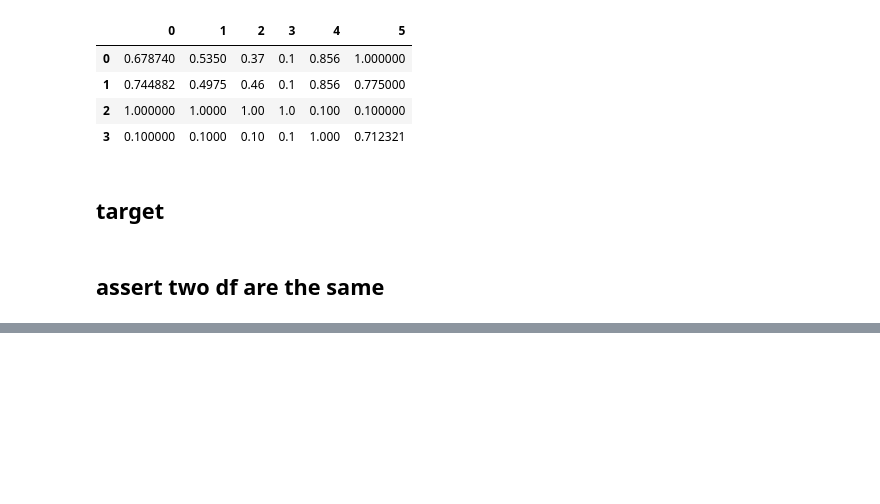
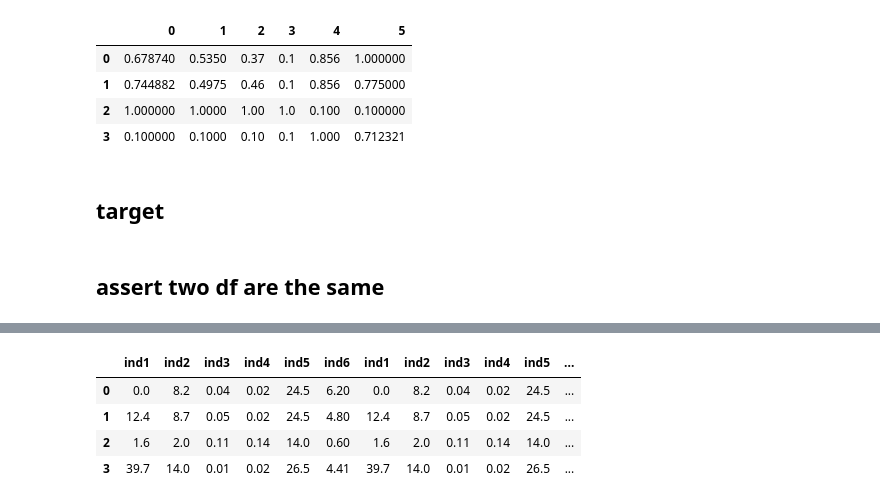
Before and after one commit to wetransform-os/ProMCDA, a Jupyter notebook: testing_various_functionalities.ipynb, the cells around one changed output, grey strips where cells are left out. Cells and saved outputs as stored; diff of their text form; code cells hidden in the pictures; blank space fills up the shorter version.

Commit message:
add output files, some new functionalities and tests

```diff
--- a/testing_various_functionalities.ipynb
+++ b/testing_various_functionalities.ipynb
@@ -427,0 +436,10 @@ dtype: float64
+# %%
+test_df = pd.concat([imd,imd], axis=1)
+# %%
+test_df
+# %% [output]
+|  | ind1 | ind2 | ind3 | ind4 | ind5 | ind6 | ind1 | ind2 | ind3 | ind4 | ind5 | ... |
+| 0 | 0.0 | 8.2 | 0.04 | 0.02 | 24.5 | 6.20 | 0.0 | 8.2 | 0.04 | 0.02 | 24.5 | ... |
+| 1 | 12.4 | 8.7 | 0.05 | 0.02 | 24.5 | 4.80 | 12.4 | 8.7 | 0.05 | 0.02 | 24.5 | ... |
+| 2 | 1.6 | 2.0 | 0.11 | 0.14 | 14.0 | 0.60 | 1.6 | 2.0 | 0.11 | 0.14 | 14.0 | ... |
+| 3 | 39.7 | 14.0 | 0.01 | 0.02 | 26.5 | 4.41 | 39.7 | 14.0 | 0.01 | 0.02 | 26.5 | ... |
```
Also changed, not shown: parts of 94 cells of this notebook, 10 other files.
